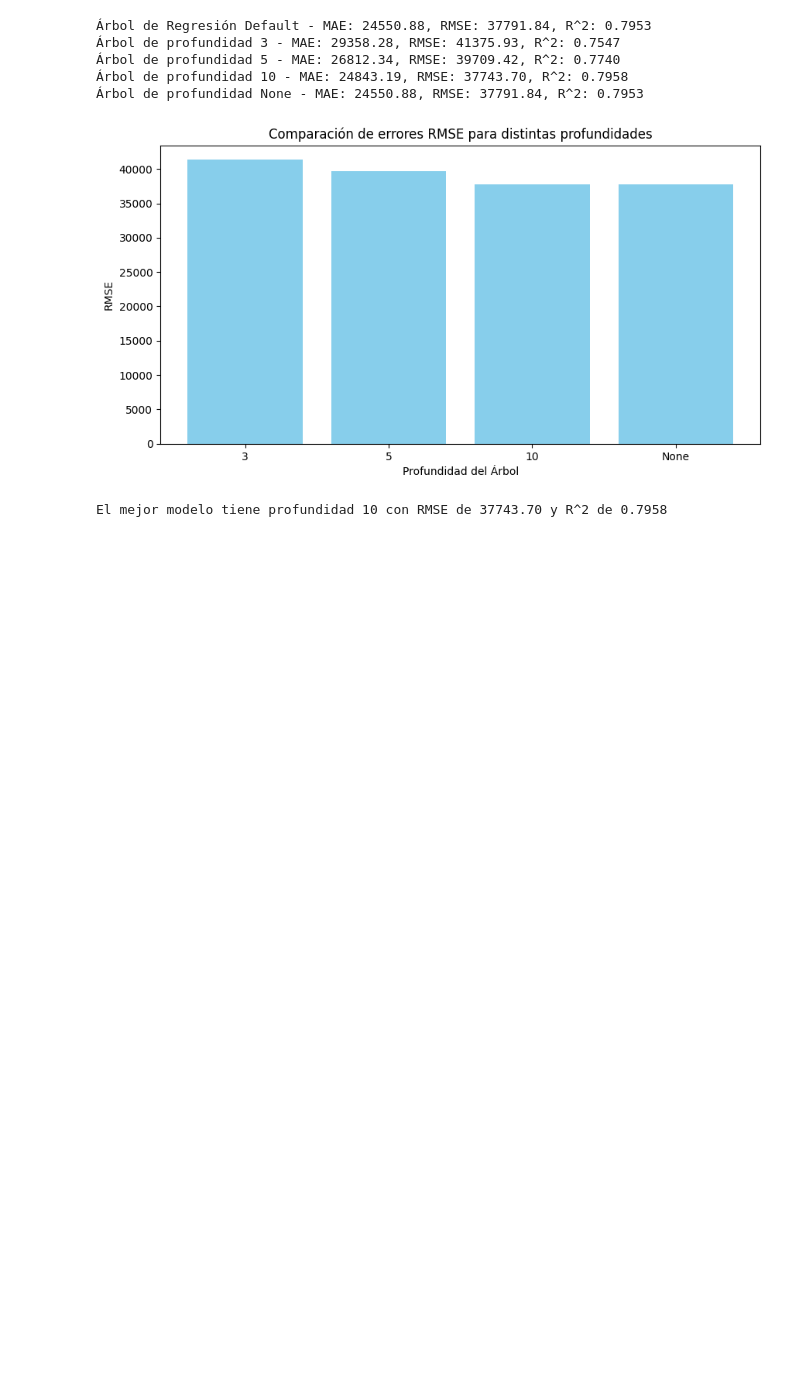
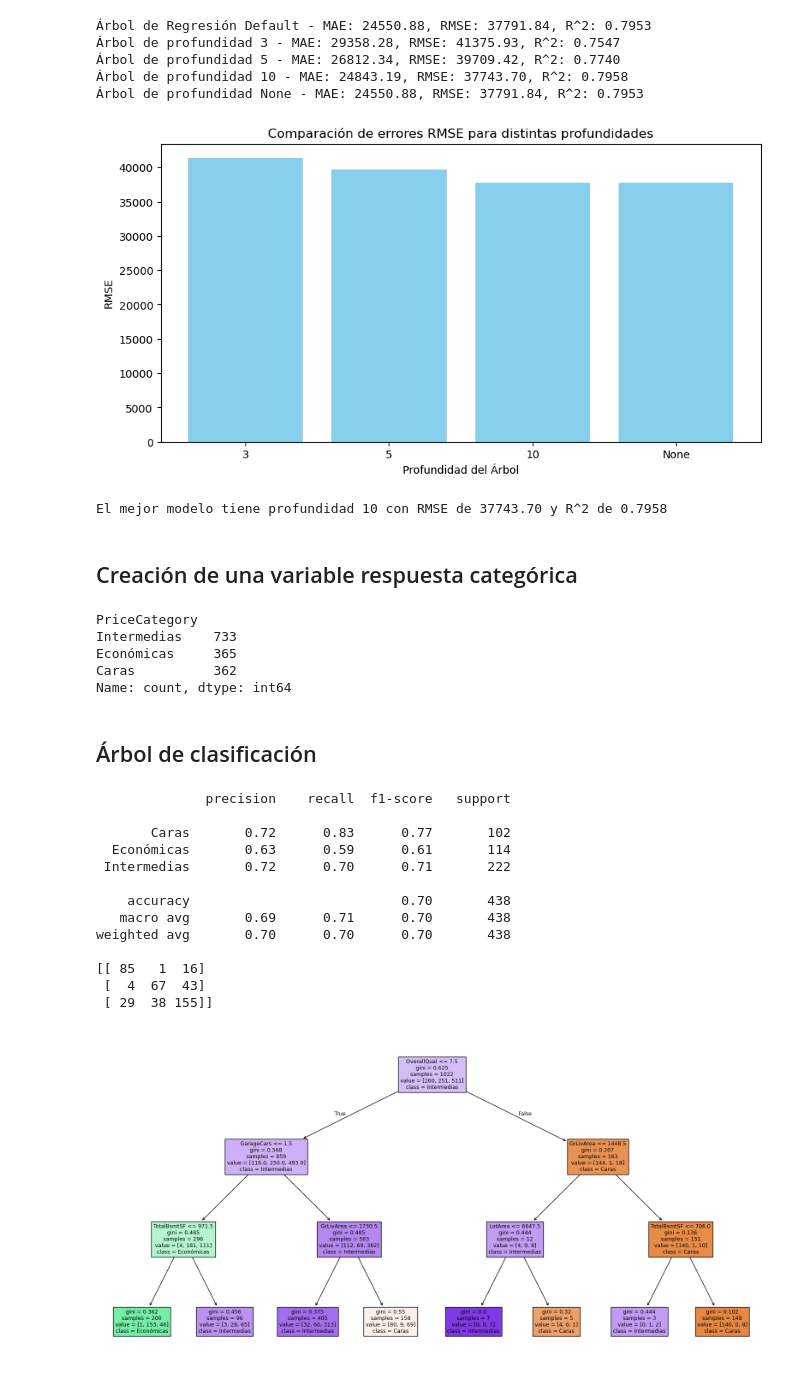
Before and after one commit to OscarEscriba/Proyecto-2-Mineria-de-datos, a Jupyter notebook: Proyecto2entrega1.ipynb, the cells around one changed output. Cells and saved outputs as stored; diff of their text form; code cells hidden in the pictures; blank space fills up the shorter version.

```diff
--- a/Proyecto2entrega1.ipynb
+++ b/Proyecto2entrega1.ipynb
@@ -703,6 +703,74 @@ print(f"El mejor modelo tiene profundidad {best_model[0]} con RMSE de {best_mode
 Árbol de profundidad None - MAE: 24550.88, RMSE: 37791.84, R^2: 0.7953
 [figure]
 El mejor modelo tiene profundidad 10 con RMSE de 37743.70 y R^2 de 0.7958
+# %% [markdown]
+## Creación de una variable respuesta categórica
+# %%
+import pandas as pd
+import numpy as np
+
+#Clasificamos los precios por cuartiles
+q1 = df_train['SalePrice'].quantile(0.25)
+q3 = df_train['SalePrice'].quantile(0.75)
+
+df_train['PriceCategory'] = pd.cut(df_train['SalePrice'], bins=[-np.inf, q1, q3, np.inf], labels=['Económicas', 'Intermedias', 'Caras'])
+
+# Verificación de la distribución
+print(df_train['PriceCategory'].value_counts())
+# %% [output]
+PriceCategory
+Intermedias    733
+Económicas     365
+Caras          362
+Name: count, dtype: int64
+# %% [markdown]
+## Árbol de clasificación
+# %%
+from sklearn.model_selection import train_test_split
+from sklearn.tree import DecisionTreeClassifier, plot_tree
+from sklearn.metrics import classification_report, confusion_matrix
+import matplotlib.pyplot as plt
+
+# Excluimos 'SalePrice' y 'PriceCategory' de las características
+X = df_train.drop(['SalePrice', 'PriceCategory'], axis=1)
+y = df_train['PriceCategory']
+
+# Convertimos las variables categóricas en variables dummy
+X = pd.get_dummies(X)
+
+# Dividimos los datos en entrenamiento y prueba
+X_train, X_test, y_train, y_test = train_test_split(X, y, test_size=0.3, random_state=42)
+
+# Entrenamos el árbol de clasificación
+clf = DecisionTreeClassifier(max_depth=3, random_state=42)
+clf.fit(X_train, y_train)
+
+# Predicciones
+y_pred = clf.predict(X_test)
+
+# Evaluación del modelo
+print(classification_report(y_test, y_pred))
+print(confusion_matrix(y_test, y_pred))
+
+# Visualización del árbol
+plt.figure(figsize=(20,10))
+plot_tree(clf, filled=True, feature_names=X.columns, class_names=clf.classes_)
+plt.show()
+# %% [output]
+              precision    recall  f1-score   support
+
+       Caras       0.72      0.83      0.77       102
+  Económicas       0.63      0.59      0.61       114
+ Intermedias       0.72      0.70      0.71       222
+
+    accuracy                           0.70       438
+   macro avg       0.69      0.71      0.70       438
+weighted avg       0.70      0.70      0.70       438
+
+[[ 85   1  16]
+ [  4  67  43]
+ [ 29  38 155]]
+[figure, added]
 # %% [markdown]
 # Interpretación de los Resultados: Evaluación de Modelos de Árbol de Decisión
 
```
Also changed, not shown: parts of 6 cells of this notebook.
